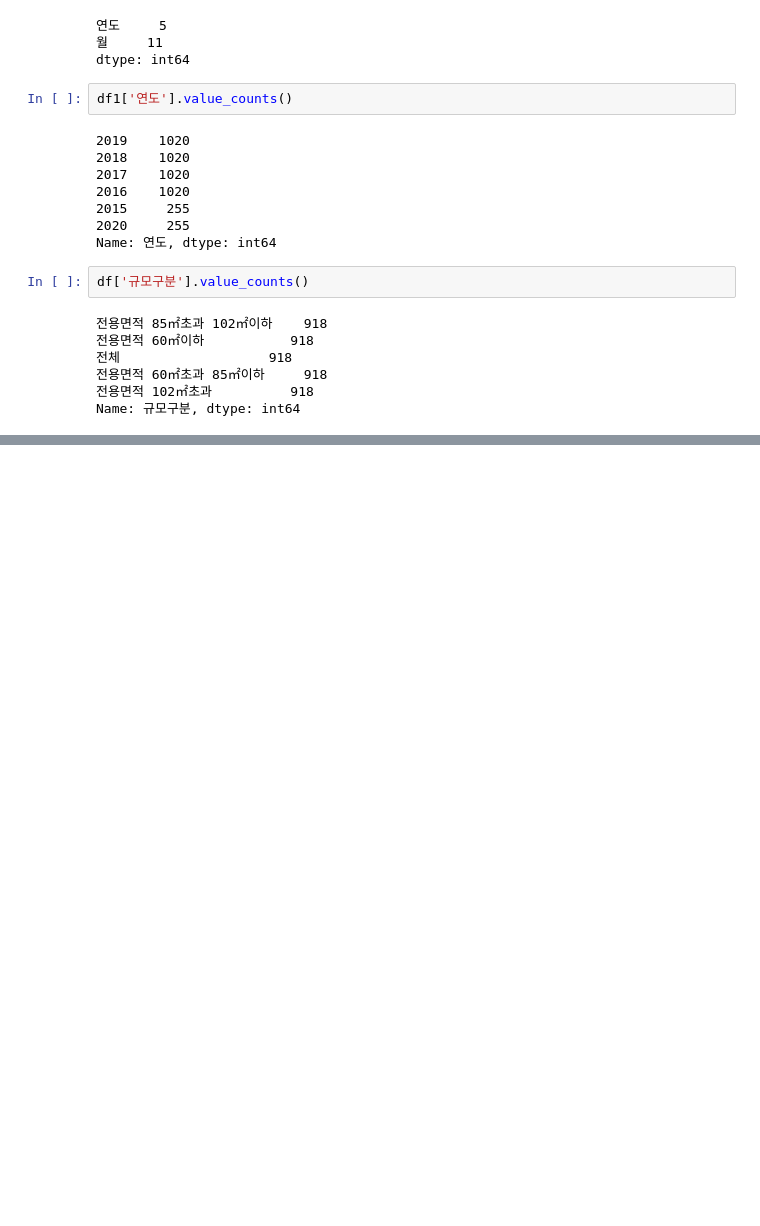
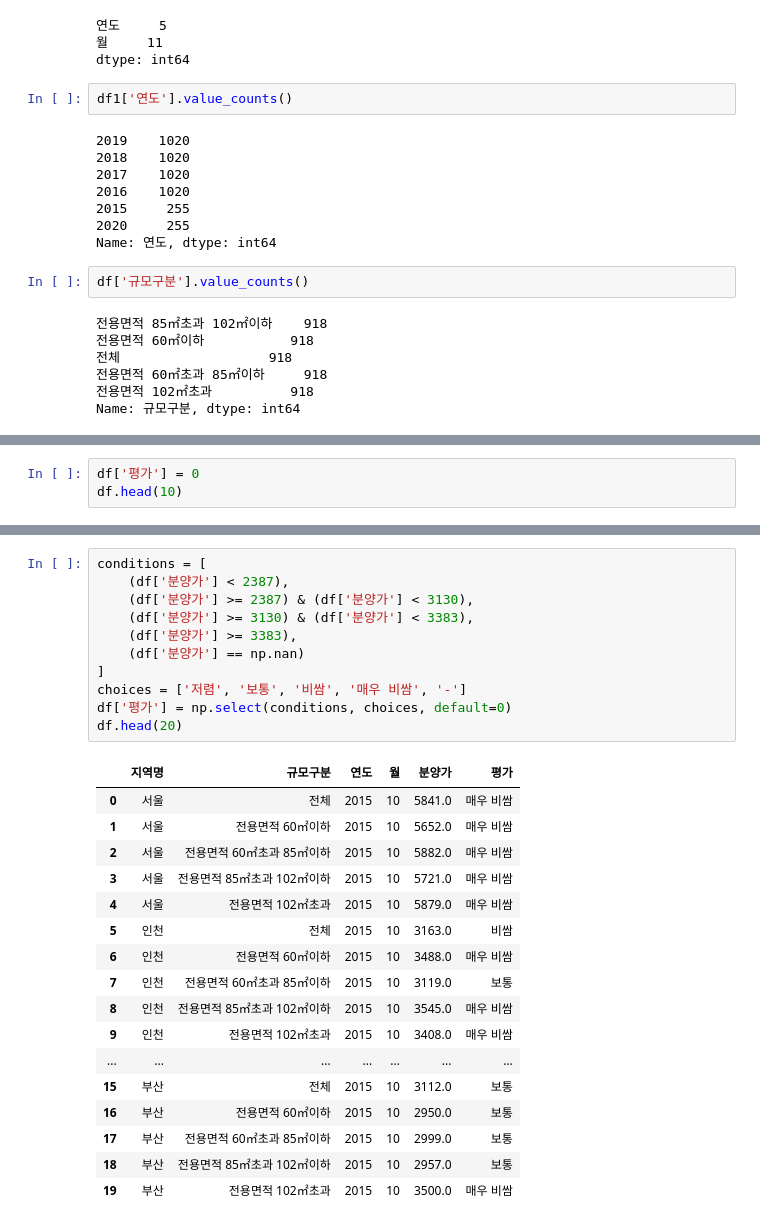
Before and after one commit to SDB016/Study, a Jupyter notebook: python/pandas/Application_of_Pandas.ipynb, the cells around one changed output, grey strips where cells are left out. Cells and saved outputs as stored; diff of their text form; blank space fills up the shorter version.

```diff
--- a/python/pandas/Application_of_Pandas.ipynb
+++ b/python/pandas/Application_of_Pandas.ipynb
@@ -472,0 +884,3 @@ Name: 규모구분, dtype: int64
+# %%
+df['평가'] = 0
+df.head(10)
@@ -472,0 +899,29 @@ Name: 규모구분, dtype: int64
+# %%
+conditions = [
+    (df['분양가'] < 2387),
+    (df['분양가'] >= 2387) & (df['분양가'] < 3130),
+    (df['분양가'] >= 3130) & (df['분양가'] < 3383),
+    (df['분양가'] >= 3383),
+    (df['분양가'] == np.nan)
+]
+choices = ['저렴', '보통', '비쌈', '매우 비쌈', '-']
+df['평가'] = np.select(conditions, choices, default=0)
+df.head(20)
+# %% [output]
+|  | 지역명 | 규모구분 | 연도 | 월 | 분양가 | 평가 |
+| 0 | 서울 | 전체 | 2015 | 10 | 5841.0 | 매우 비쌈 |
+| 1 | 서울 | 전용면적 60㎡이하 | 2015 | 10 | 5652.0 | 매우 비쌈 |
+| 2 | 서울 | 전용면적 60㎡초과 85㎡이하 | 2015 | 10 | 5882.0 | 매우 비쌈 |
+| 3 | 서울 | 전용면적 85㎡초과 102㎡이하 | 2015 | 10 | 5721.0 | 매우 비쌈 |
+| 4 | 서울 | 전용면적 102㎡초과 | 2015 | 10 | 5879.0 | 매우 비쌈 |
+| 5 | 인천 | 전체 | 2015 | 10 | 3163.0 | 비쌈 |
+| 6 | 인천 | 전용면적 60㎡이하 | 2015 | 10 | 3488.0 | 매우 비쌈 |
+| 7 | 인천 | 전용면적 60㎡초과 85㎡이하 | 2015 | 10 | 3119.0 | 보통 |
+| 8 | 인천 | 전용면적 85㎡초과 102㎡이하 | 2015 | 10 | 3545.0 | 매우 비쌈 |
+| 9 | 인천 | 전용면적 102㎡초과 | 2015 | 10 | 3408.0 | 매우 비쌈 |
+| ... | ... | ... | ... | ... | ... | ... |
+| 15 | 부산 | 전체 | 2015 | 10 | 3112.0 | 보통 |
+| 16 | 부산 | 전용면적 60㎡이하 | 2015 | 10 | 2950.0 | 보통 |
+| 17 | 부산 | 전용면적 60㎡초과 85㎡이하 | 2015 | 10 | 2999.0 | 보통 |
+| 18 | 부산 | 전용면적 85㎡초과 102㎡이하 | 2015 | 10 | 2957.0 | 보통 |
+| 19 | 부산 | 전용면적 102㎡초과 | 2015 | 10 | 3500.0 | 매우 비쌈 |
```
Also changed, not shown: parts of 43 cells of this notebook.
